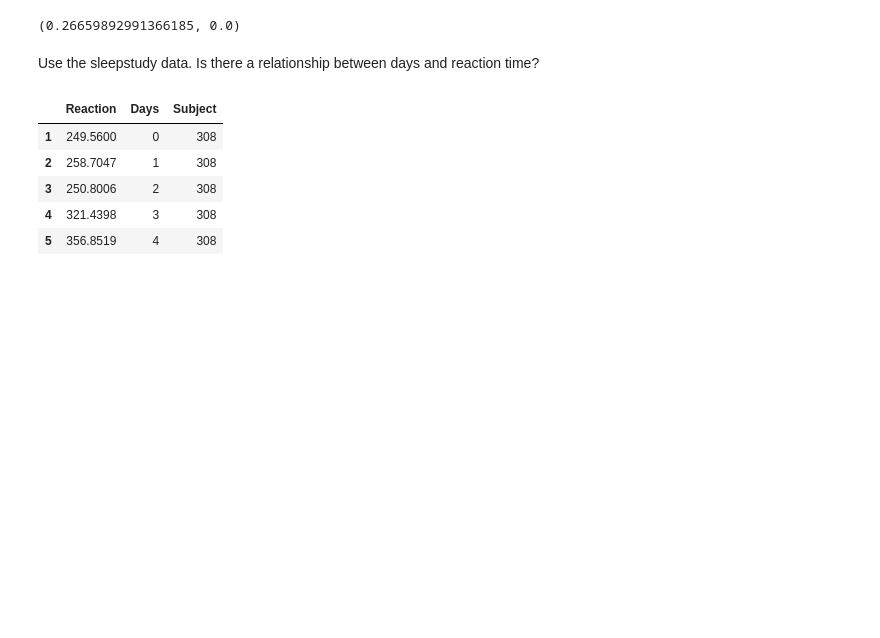
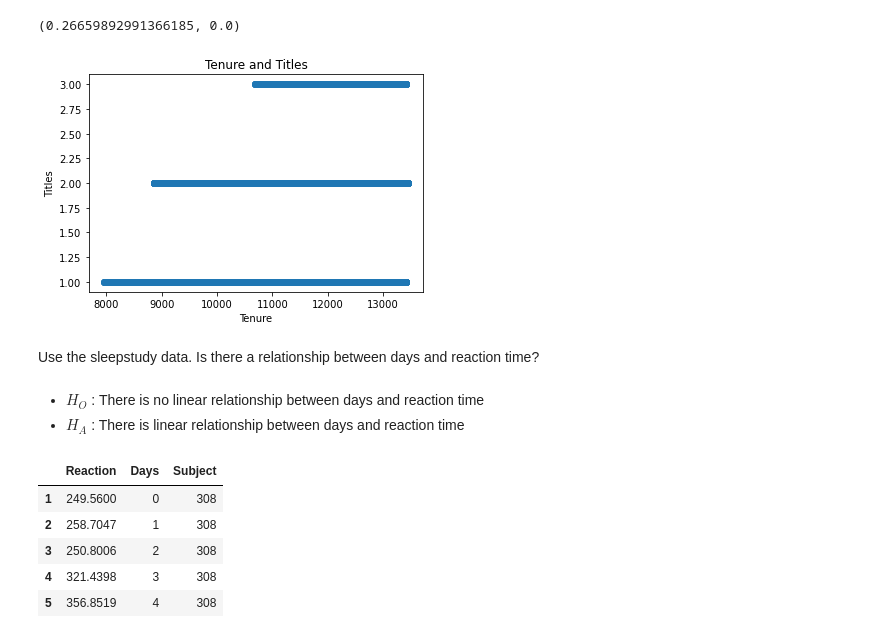
Before and after one commit to PGuajardo/statistics-exercises, a Jupyter notebook: hypothesis_testing.ipynb, the cells around one changed output. Saved outputs shown, nothing was run; the diff lists cells and outputs as text; code cells hidden in the pictures; blank space fills up the shorter version.

```diff
--- a/hypothesis_testing.ipynb
+++ b/hypothesis_testing.ipynb
@@ -500,8 +531,19 @@ corr2, p2 = stats.pearsonr(x2, y2)
 corr2, p2
 # %% [output]
 (0.26659892991366185, 0.0)
+# %%
+plt.scatter(x2, y2)
+plt.title('Tenure and Titles')
+plt.xlabel('Tenure')
+plt.ylabel('Titles')
+plt.show()
+# %% [output]
+[figure, added]
 # %% [markdown]
 Use the sleepstudy data. Is there a relationship between days and reaction time?
+# %% [markdown]
+- $𝐻_𝑂$  : There is no linear relationship between days and reaction time
+- $𝐻_𝐴$  : There is linear relationship between days and reaction time
 # %%
 sleepstudy = data('sleepstudy')
 sleepstudy.head()
```
Also changed, not shown: parts of 40 cells of this notebook, 1 other file.
